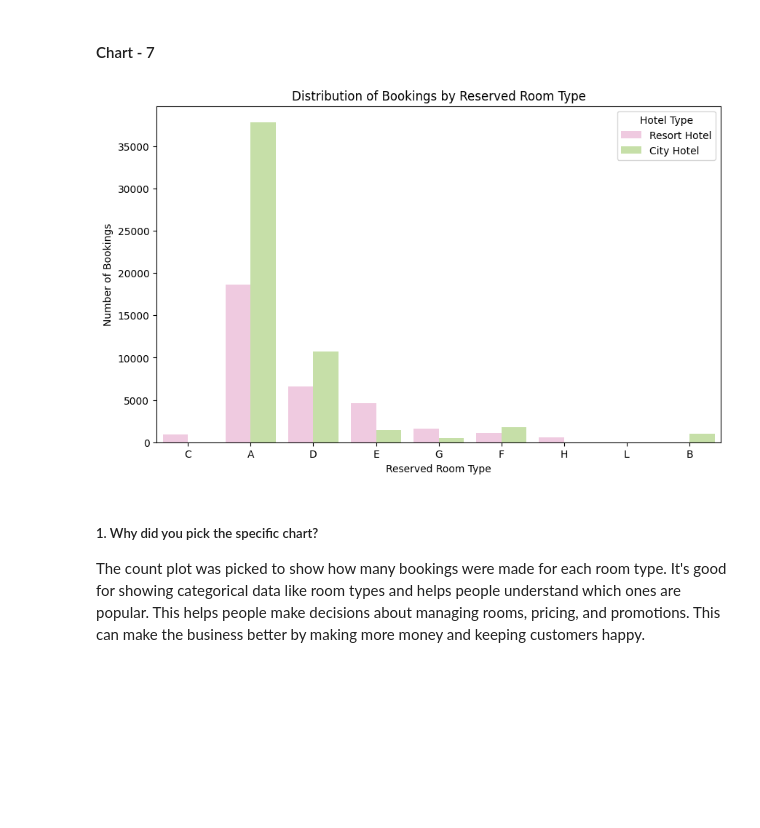
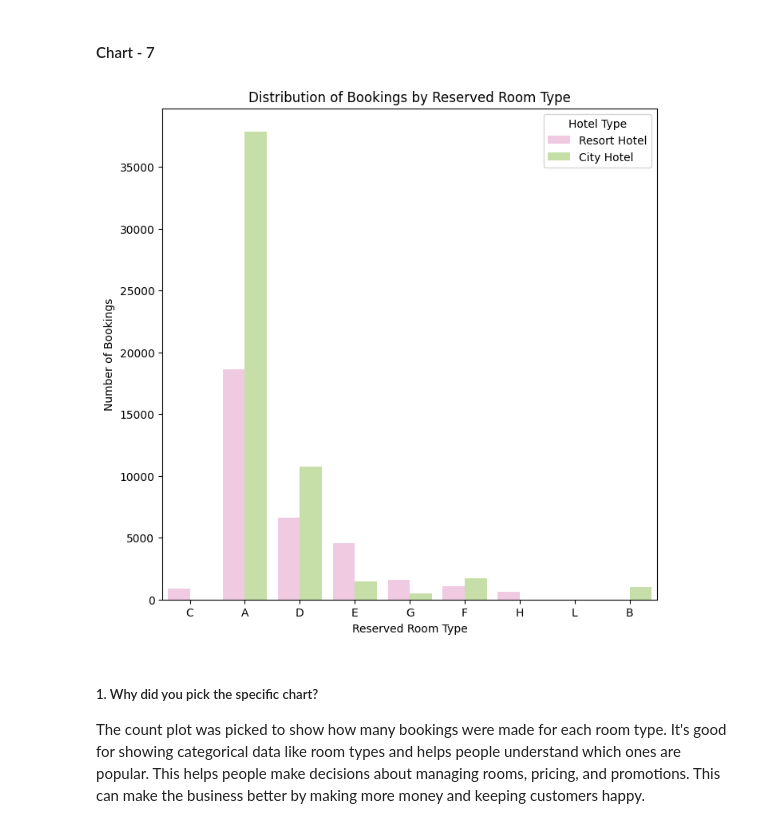
Before and after one commit to Sonall2023/Capstone_EDA_Hotel_booking, a Jupyter notebook: Final_Hotel_Booking_Analysis.ipynb, the cells around one changed output. Drawn from its saved outputs; the diff is of its cells as text; code cells hidden in the pictures; blank space fills up the shorter version.

```diff
--- a/Final_Hotel_Booking_Analysis.ipynb
+++ b/Final_Hotel_Booking_Analysis.ipynb
@@ -707,16 +707,16 @@ The pie chart doesn't show anything that causes negative growth. But, if there a
 # %%
 # Chart - 7 visualization code
 # Distribution of bookings based on the "reserved_room_type"
 # Plotting the count plot
-plt.figure(figsize=(10, 6))
+plt.figure(figsize=(8,8))
 sns.countplot(x='reserved_room_type', hue='hotel', data=Hotel_df, palette='PiYG')
 plt.xlabel('Reserved Room Type')
 plt.ylabel('Number of Bookings')
 plt.title('Distribution of Bookings by Reserved Room Type')
 plt.legend(title='Hotel Type', loc='upper right', labels=['Resort Hotel', 'City Hotel'])
 plt.show()
 # %% [output]
-[figure, old version]
+[figure, new version]
 # %% [markdown]
 ##### 1. Why did you pick the specific chart?
 The count plot was picked to show how many bookings were made for each room type. It's good for showing categorical data like room types and helps people understand which ones are popular. This helps people make decisions about managing rooms, pricing, and promotions. This can make the business better by making more money and keeping customers happy.
```
Also changed, not shown: parts of 14 cells of this notebook.
